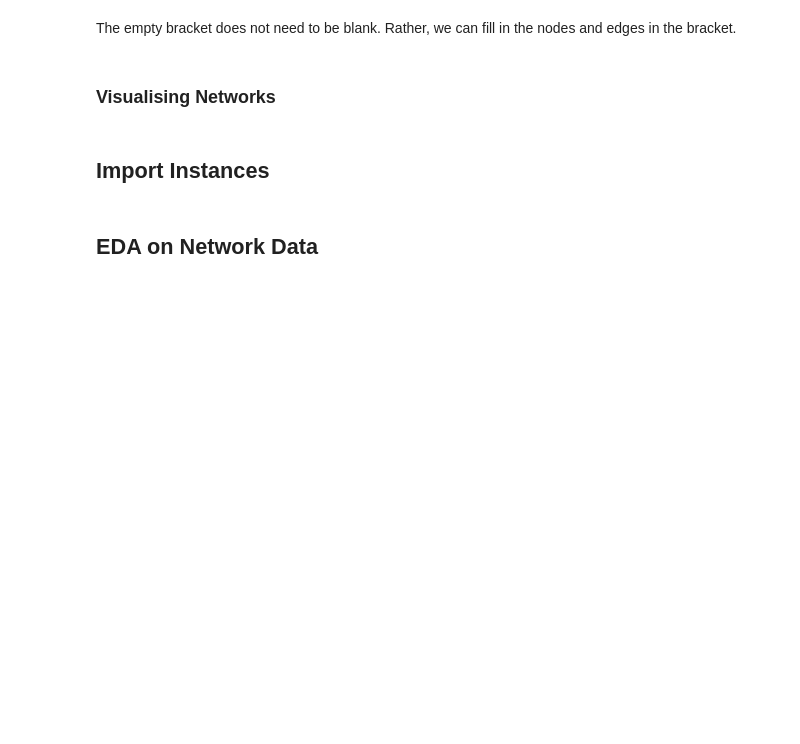
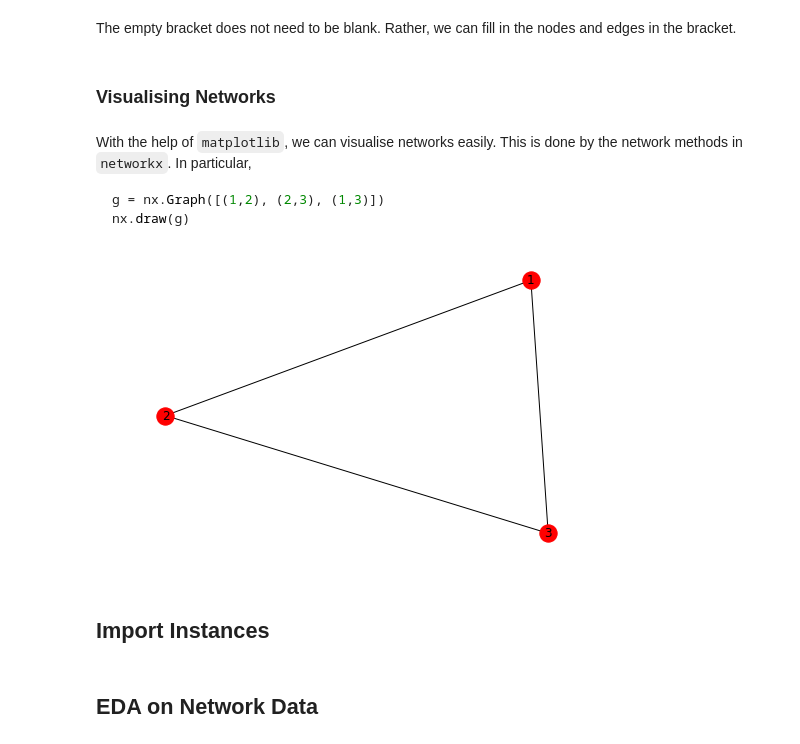
Before and after one commit to lt-shy-john/python-data-analytics-course, a Jupyter notebook: Week 11 - Network Visualisation.ipynb, the cells around one changed output. Drawn from its saved outputs; the diff is of its cells as text; code cells hidden in the pictures; blank space fills up the shorter version.

Commit message:
Started to talk about visualising networks

````diff
--- a/Week 11 - Network Visualisation.ipynb
+++ b/Week 11 - Network Visualisation.ipynb
@@ -118,6 +118,22 @@ multi_digraph = nx.MultiDiGraph()
 The empty bracket does not need to be blank. Rather, we can fill in the nodes and edges in the bracket.
 # %% [markdown]
 ### Visualising Networks
+# %% [markdown]
+With the help of `matplotlib`, we can visualise networks easily. This is done by the network methods in `networkx`. In particular,
+```python
+g = nx.Graph([(1,2), (2,3), (1,3)])
+nx.draw(g)
+```
+# %%
+# Try me
+import networkx as nx
+from matplotlib import pyplot as plt
+%matplotlib inline
+
+g = nx.Graph([(1,2), (2,3), (1,3)])
+nx.draw(g, with_labels=True)
+# %% [output]
+[figure, added]
 # %% [markdown]
 ## Import Instances
 # %% [markdown]
````
